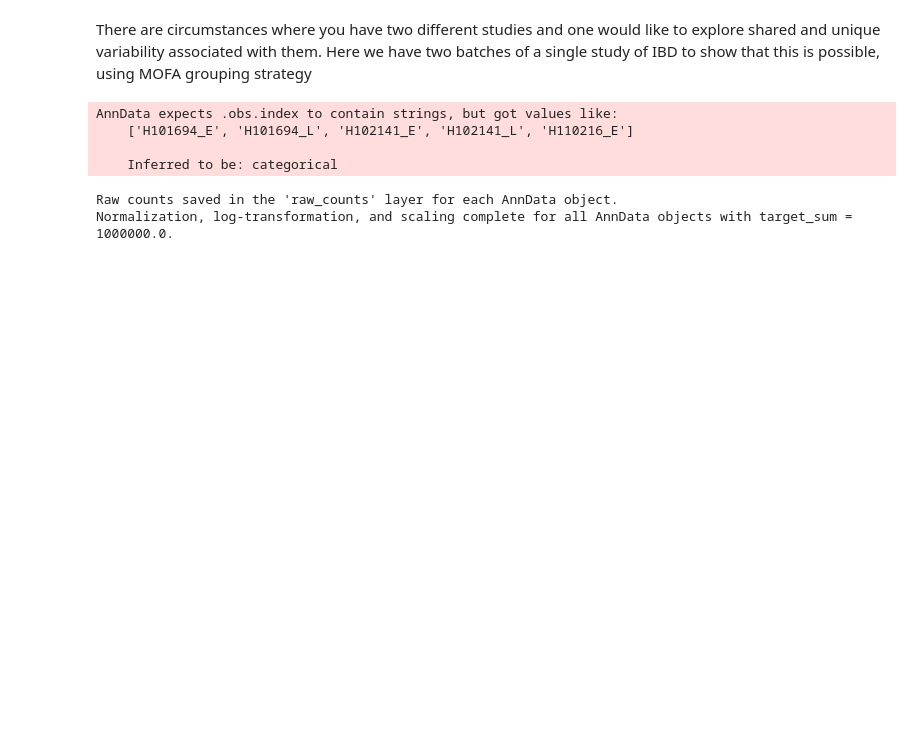
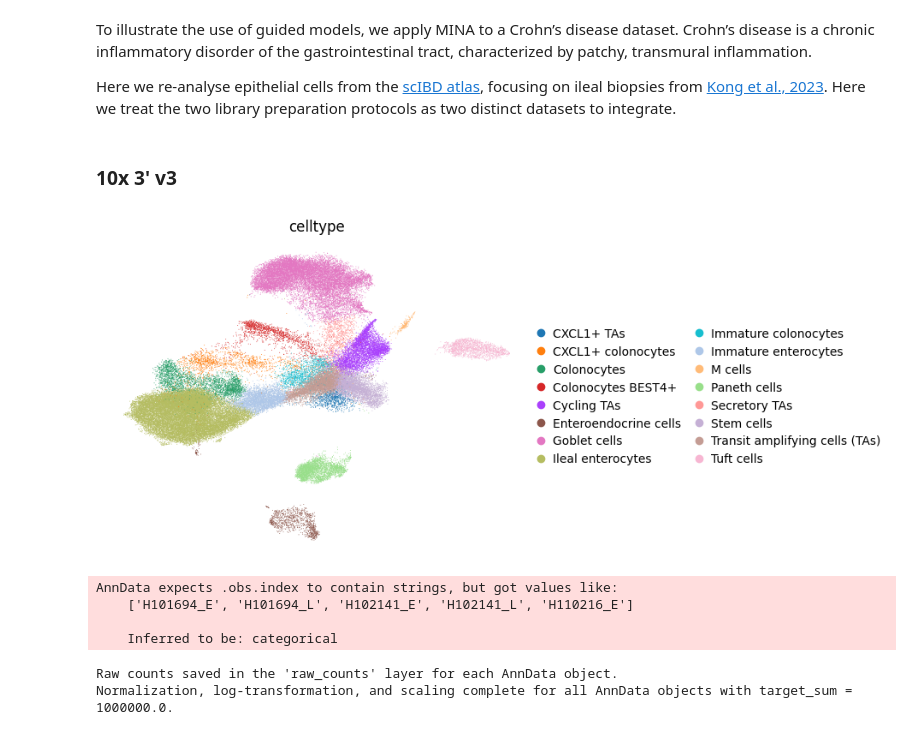
Before and after one commit to saezlab/MINA, a Jupyter notebook: docs/notebooks/GetStarted_groups.ipynb, the cells around one changed output. Saved outputs shown, nothing was run; the diff lists cells and outputs as text; code cells hidden in the pictures; blank space fills up the shorter version.

```diff
--- a/docs/notebooks/GetStarted_groups.ipynb
+++ b/docs/notebooks/GetStarted_groups.ipynb
@@ -12,8 +62,13 @@ import matplotlib.pyplot as plt
-# %% [markdown]
-There are circumstances where you have two different studies and one would like to explore shared and unique variability associated with them. Here we have two batches of a single study of IBD to show that this is possible, using MOFA grouping strategy
+# %% [markdown]
+To illustrate the use of guided models, we apply MINA to a Crohn’s disease dataset. Crohn’s disease is a chronic inflammatory disorder of the gastrointestinal tract, characterized by patchy, transmural inflammation.
+
+Here we re-analyse epithelial cells from the [scIBD atlas](https://www.nature.com/articles/s41586-025-09907-x), focusing on ileal biopsies from [Kong et al., 2023](https://www.sciencedirect.com/science/article/pii/S1074761323000122?via%3Dihub). Here we treat the two library preparation protocols as two distinct datasets to integrate.
+# %% [markdown]
+### 10x 3' v3
 # %%
 # Doing pre-processing of dataset number 1
 adata = sc.read_h5ad("./data/scIBD/KongEpi_adata_ref.h5ad")
+sc.pl.umap(adata, color=['celltype'], frameon=False, ncols=2)
 adata = adata[adata.obs["organ"] == "Ileum", :].copy()
 # Process adata_raw
 metadata = mina.up.extract_metadata_from_obs(obs=adata.obs, groupby="biosample_id", sort=False)
@@ -26,33 +81,34 @@ pdata.obs.index.name = None
 # Make list of adatas per pseudobulk cell type
 anndata_dict = mina.up.split_anndata_by_celltype(pdata=pdata, grouping="celltype")
 
 # Adding gene expression total counts - TODO add to upstream as a function
 for _cell_type, adata_raw in anndata_dict.items():
     # Sum across observations (rows) for each gene (column)
     if hasattr(adata_raw.X, "toarray"):
         # Sparse matrix case
         total_counts = adata_raw.X.sum(axis=0).A1  # returns 1D array
     else:
         total_counts = adata_raw.X.sum(axis=0)  # numpy array
 
     # Add to .var
     adata_raw.var["total_counts"] = total_counts
 
 # From all the possible samples, let's ask for at least 40%
 n_samples = len(metadata.index)
 min_samples = math.trunc(n_samples * 0.4)
 
 # Processing
 mina.up.filt.filter_anndata_by_ncells(anndata_dict, min_cells=20)
 mina.up.filt.filter_genes_byexpr(anndata_dict, min_count=20, min_prop=0.4)
 mina.up.filt.filter_views_by_genes(anndata_dict, min_genes_per_view=100)
 mina.up.filt.filter_samples_by_coverage(anndata_dict, threshold=0, min_prop=0.90)
 mina.up.filt.filter_views_by_samples(anndata_dict, min_rows=min_samples)
 mina.up.utils.save_raw_counts(anndata_dict, layer_name="raw_counts")
 mina.up.norm_log(anndata_dict, target_sum=1e6, exclude_highly_expressed=False, max_value=None, center=True)
 #mina.up.filter_hvgs(anndata_dict, groupby = None, ngroups_cut = None)
 mina.up.filter_smpls_by_nview(anndata_dict, min_views = 5)
 # %% [output]
+[figure, added]
 AnnData expects .obs.index to contain strings, but got values like:
     ['H101694_E', 'H101694_L', 'H102141_E', 'H102141_L', 'H110216_E']
 
```
Also changed, not shown: parts of 34 cells of this notebook, 7 other files.
